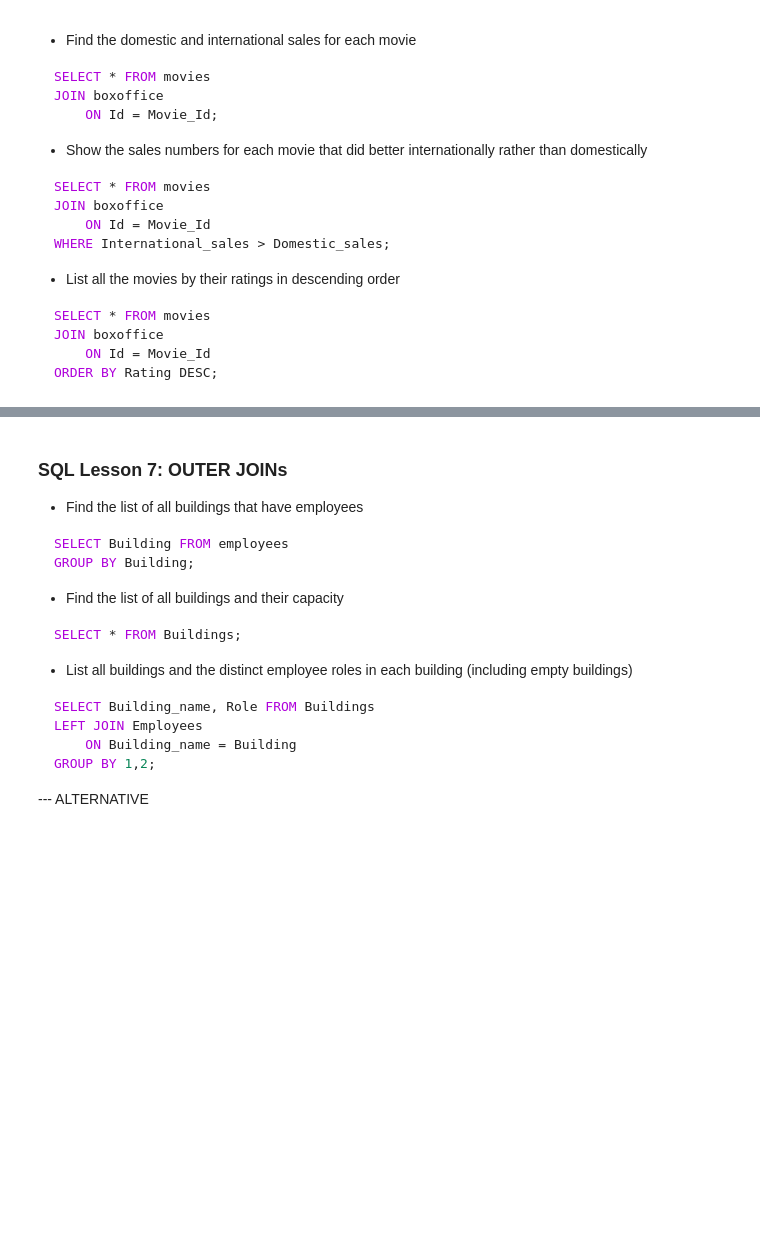
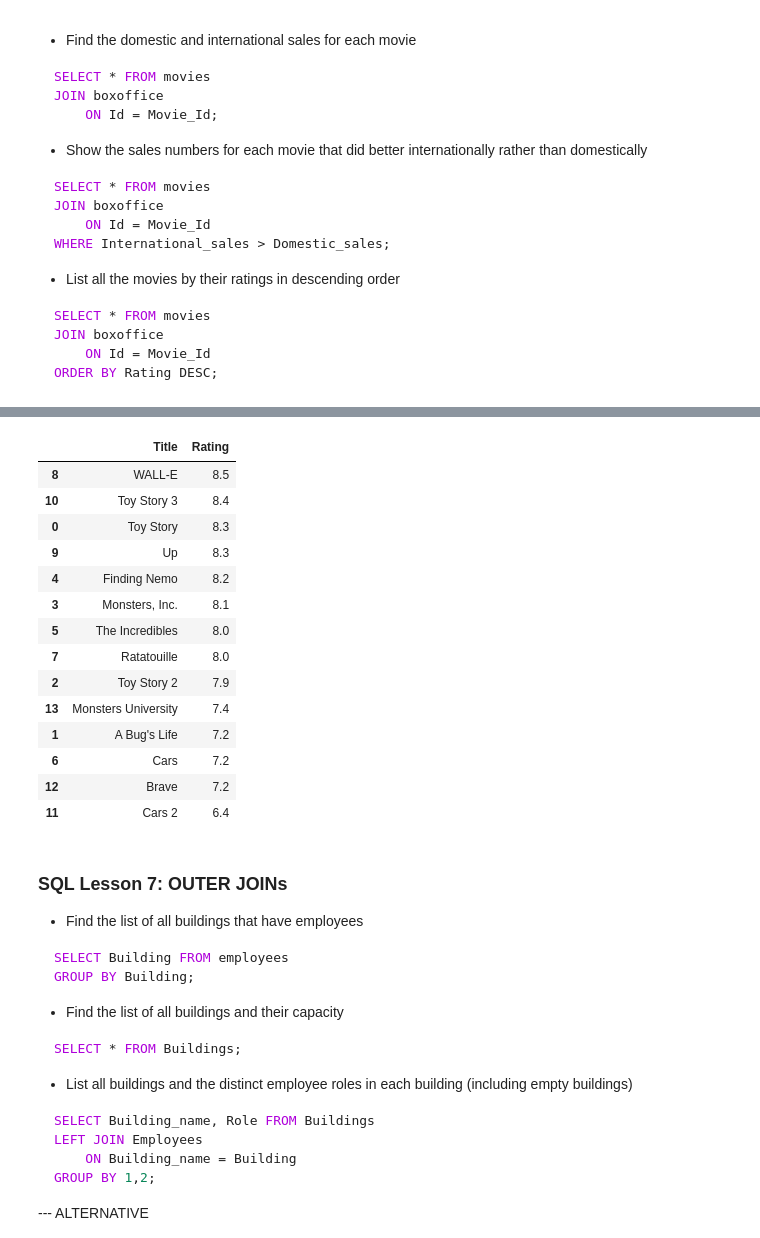
Before and after one commit to ivanlopezlobato/training, a Jupyter notebook: 200321_sqlbolt_tutorial/sqlbolt_tutorial.ipynb, the cells around one changed output, grey strips where cells are left out. Saved outputs shown, nothing was run; the diff lists cells and outputs as text; code cells hidden in the pictures; blank space fills up the shorter version.

```diff
--- a/200321_sqlbolt_tutorial/sqlbolt_tutorial.ipynb
+++ b/200321_sqlbolt_tutorial/sqlbolt_tutorial.ipynb
@@ -283,0 +413,5 @@ ORDER BY Rating DESC;
+# %%
+# movies with more international than domestic sales
+mo = movies.merge(boxoffice, left_on="Id", right_on="Movie_id")
+
+mo.loc[mo["Domestic_sales"].le(mo["International_sales"])][["Title", "Domestic_sales", "International_sales"]]
@@ -284,3 +430,21 @@ ORDER BY Rating DESC;
+# %%
+mo[["Title", "Rating"]].sort_values(by="Rating", ascending=False)
+# %% [output]
+|  | Title | Rating |
+| 8 | WALL-E | 8.5 |
+| 10 | Toy Story 3 | 8.4 |
+| 0 | Toy Story | 8.3 |
+| 9 | Up | 8.3 |
+| 4 | Finding Nemo | 8.2 |
+| 3 | Monsters, Inc. | 8.1 |
+| 5 | The Incredibles | 8.0 |
+| 7 | Ratatouille | 8.0 |
+| 2 | Toy Story 2 | 7.9 |
+| 13 | Monsters University | 7.4 |
+| 1 | A Bug's Life | 7.2 |
+| 6 | Cars | 7.2 |
+| 12 | Brave | 7.2 |
+| 11 | Cars 2 | 6.4 |
 # %% [markdown]
 ### SQL Lesson 7: OUTER JOINs
 - Find the list of all buildings that have employees
```
Also changed, not shown: parts of 11 cells of this notebook.
